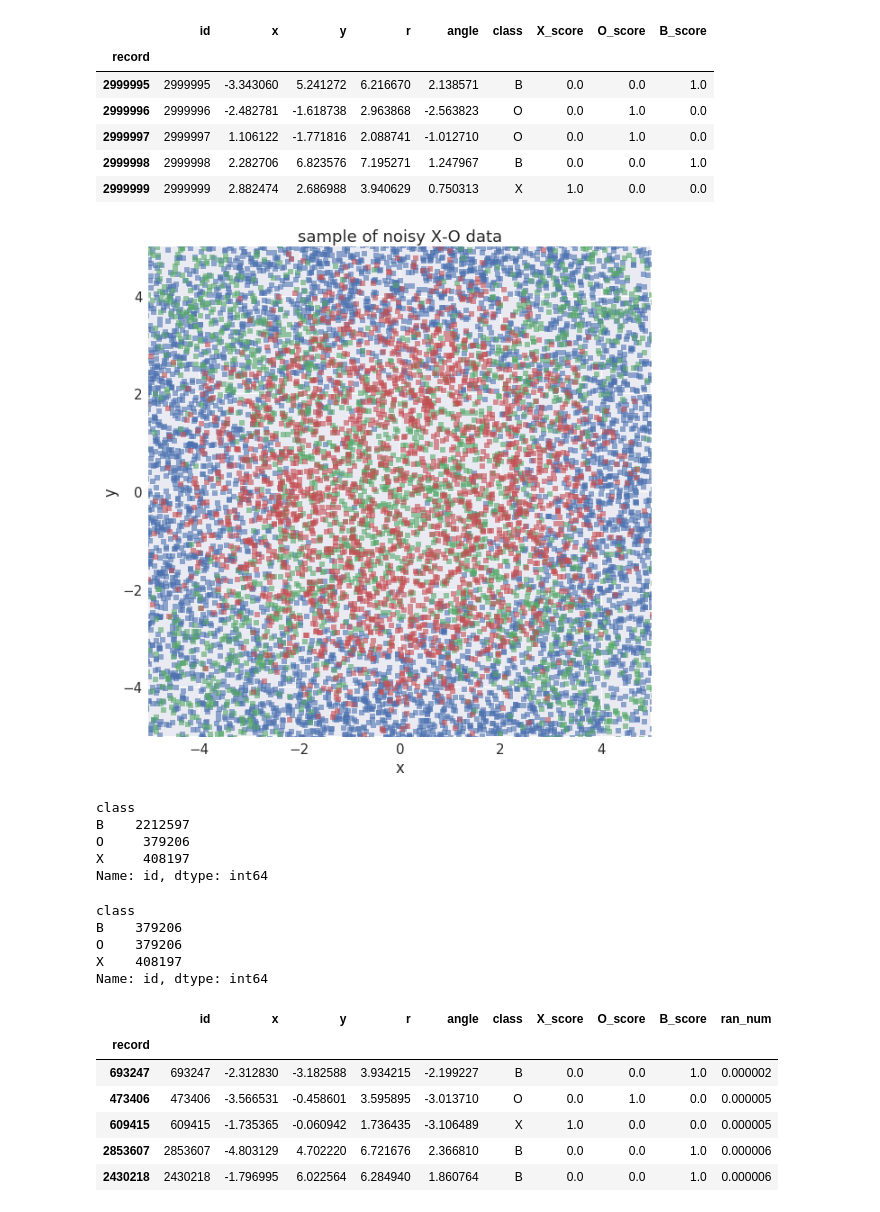
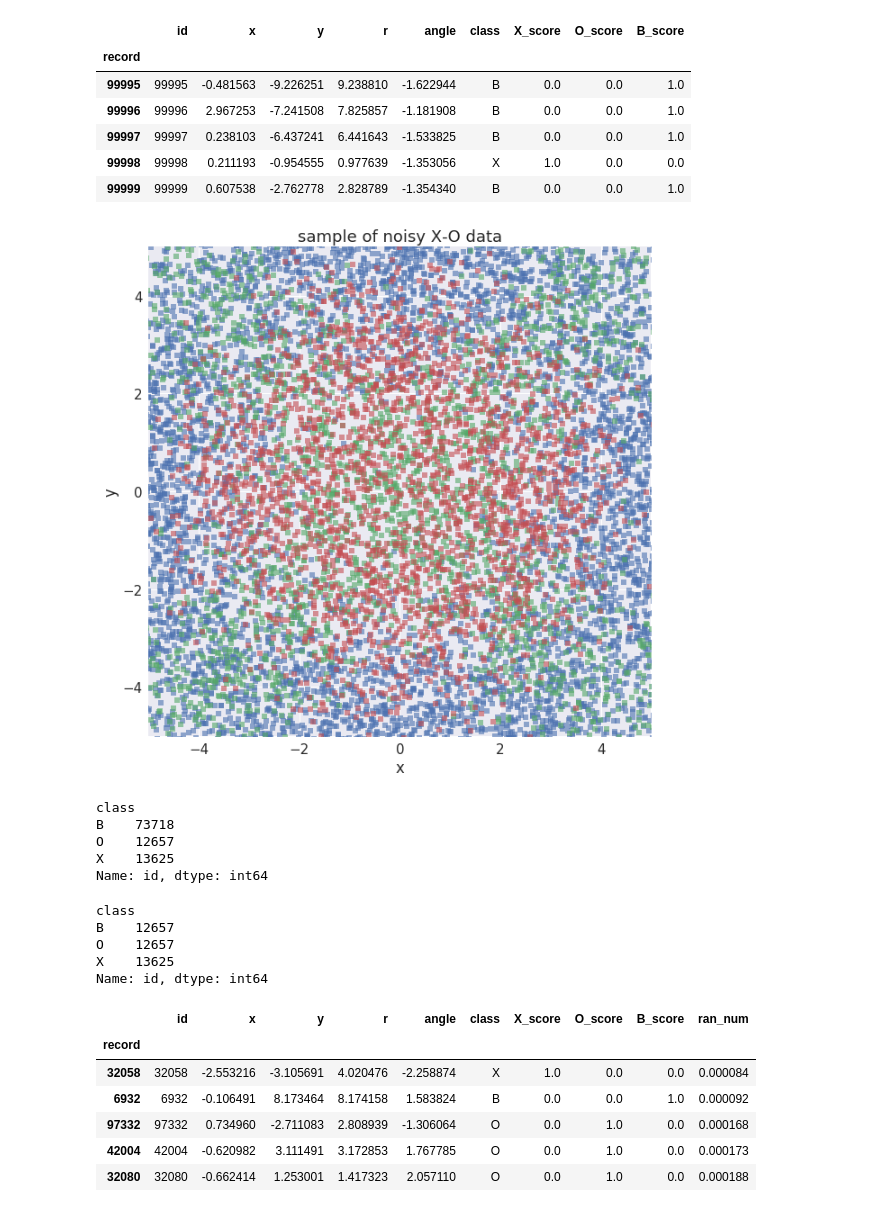
Before and after one commit to joehahn/exes-n-ohs, a Jupyter notebook: mlp_model.ipynb, the cells around one changed output. Saved outputs shown, nothing was run; the diff lists cells and outputs as text; code cells hidden in the pictures.

```diff
--- a/mlp_model.ipynb
+++ b/mlp_model.ipynb
@@ -20,21 +20,21 @@ import time as tm
 time_start = tm.time()
 # %%
 #generate training and validation data
-N_dots = 3000000                 #this uses 20% of instance memory
+N_dots = 100000                 #uses 7% of instance memory
 import numpy as np
 rn_state = np.random.RandomState(seed=rn_seed)
 from helper_fns import *
 train = make_xo_df(N_dots, initial_id, x_half_width, radius, box_half_width, jitter)
 validate = make_xo_df(N_dots, initial_id, x_half_width, radius, box_half_width, jitter)
 train.tail()
 # %% [output]
 |  | id | x | y | r | angle | class | X_score | O_score | B_score |
 | record |  |  |  |  |  |  |  |  |  |
-| 2999995 | 2999995 | -3.343060 | 5.241272 | 6.216670 | 2.138571 | B | 0.0 | 0.0 | 1.0 |
-| 2999996 | 2999996 | -2.482781 | -1.618738 | 2.963868 | -2.563823 | O | 0.0 | 1.0 | 0.0 |
-| 2999997 | 2999997 | 1.106122 | -1.771816 | 2.088741 | -1.012710 | O | 0.0 | 1.0 | 0.0 |
-| 2999998 | 2999998 | 2.282706 | 6.823576 | 7.195271 | 1.247967 | B | 0.0 | 0.0 | 1.0 |
-| 2999999 | 2999999 | 2.882474 | 2.686988 | 3.940629 | 0.750313 | X | 1.0 | 0.0 | 0.0 |
+| 99995 | 99995 | -0.481563 | -9.226251 | 9.238810 | -1.622944 | B | 0.0 | 0.0 | 1.0 |
+| 99996 | 99996 | 2.967253 | -7.241508 | 7.825857 | -1.181908 | B | 0.0 | 0.0 | 1.0 |
+| 99997 | 99997 | 0.238103 | -6.437241 | 6.441643 | -1.533825 | B | 0.0 | 0.0 | 1.0 |
+| 99998 | 99998 | 0.211193 | -0.954555 | 0.977639 | -1.353056 | X | 1.0 | 0.0 | 0.0 |
+| 99999 | 99999 | 0.607538 | -2.762778 | 2.828789 | -1.354340 | B | 0.0 | 0.0 | 1.0 |
 # %%
 #prep plots
 %matplotlib inline
@@ -71,15 +71,15 @@ p = ax.set_xlim(xy_rng)
 p = ax.set_ylim(xy_rng)
 #plt.savefig('figs/training_data.png')
 # %% [output]
-[figure, old version]
+[figure, new version]
 # %%
 #note class imbalance in training data
 train.groupby('class')['id'].count()
 # %% [output]
 class
-B    2212597
-O     379206
-X     408197
+B    73718
+O    12657
+X    13625
 Name: id, dtype: int64
 # %%
 #rebalance training data & randomize records
@@ -94,17 +94,17 @@ print train_balanced.groupby('class')['id'].count()
 train_balanced.head()
 # %% [output]
 class
-B    379206
-O    379206
-X    408197
+B    12657
+O    12657
+X    13625
 Name: id, dtype: int64
 |  | id | x | y | r | angle | class | X_score | O_score | B_score | ran_num |
 | record |  |  |  |  |  |  |  |  |  |  |
-| 693247 | 693247 | -2.312830 | -3.182588 | 3.934215 | -2.199227 | B | 0.0 | 0.0 | 1.0 | 0.000002 |
-| 473406 | 473406 | -3.566531 | -0.458601 | 3.595895 | -3.013710 | O | 0.0 | 1.0 | 0.0 | 0.000005 |
-| 609415 | 609415 | -1.735365 | -0.060942 | 1.736435 | -3.106489 | X | 1.0 | 0.0 | 0.0 | 0.000005 |
-| 2853607 | 2853607 | -4.803129 | 4.702220 | 6.721676 | 2.366810 | B | 0.0 | 0.0 | 1.0 | 0.000006 |
-| 2430218 | 2430218 | -1.796995 | 6.022564 | 6.284940 | 1.860764 | B | 0.0 | 0.0 | 1.0 | 0.000006 |
+| 32058 | 32058 | -2.553216 | -3.105691 | 4.020476 | -2.258874 | X | 1.0 | 0.0 | 0.0 | 0.000084 |
+| 6932 | 6932 | -0.106491 | 8.173464 | 8.174158 | 1.583824 | B | 0.0 | 0.0 | 1.0 | 0.000092 |
+| 97332 | 97332 | 0.734960 | -2.711083 | 2.808939 | -1.306064 | O | 0.0 | 1.0 | 0.0 | 0.000168 |
+| 42004 | 42004 | -0.620982 | 3.111491 | 3.172853 | 1.767785 | O | 0.0 | 1.0 | 0.0 | 0.000173 |
+| 32080 | 32080 | -0.662414 | 1.253001 | 1.417323 | 2.057110 | O | 0.0 | 1.0 | 0.0 | 0.000188 |
 # %%
 #rebalance validation data
 df = validate
```
Also changed, not shown: parts of 8 cells of this notebook, 2 other files.
